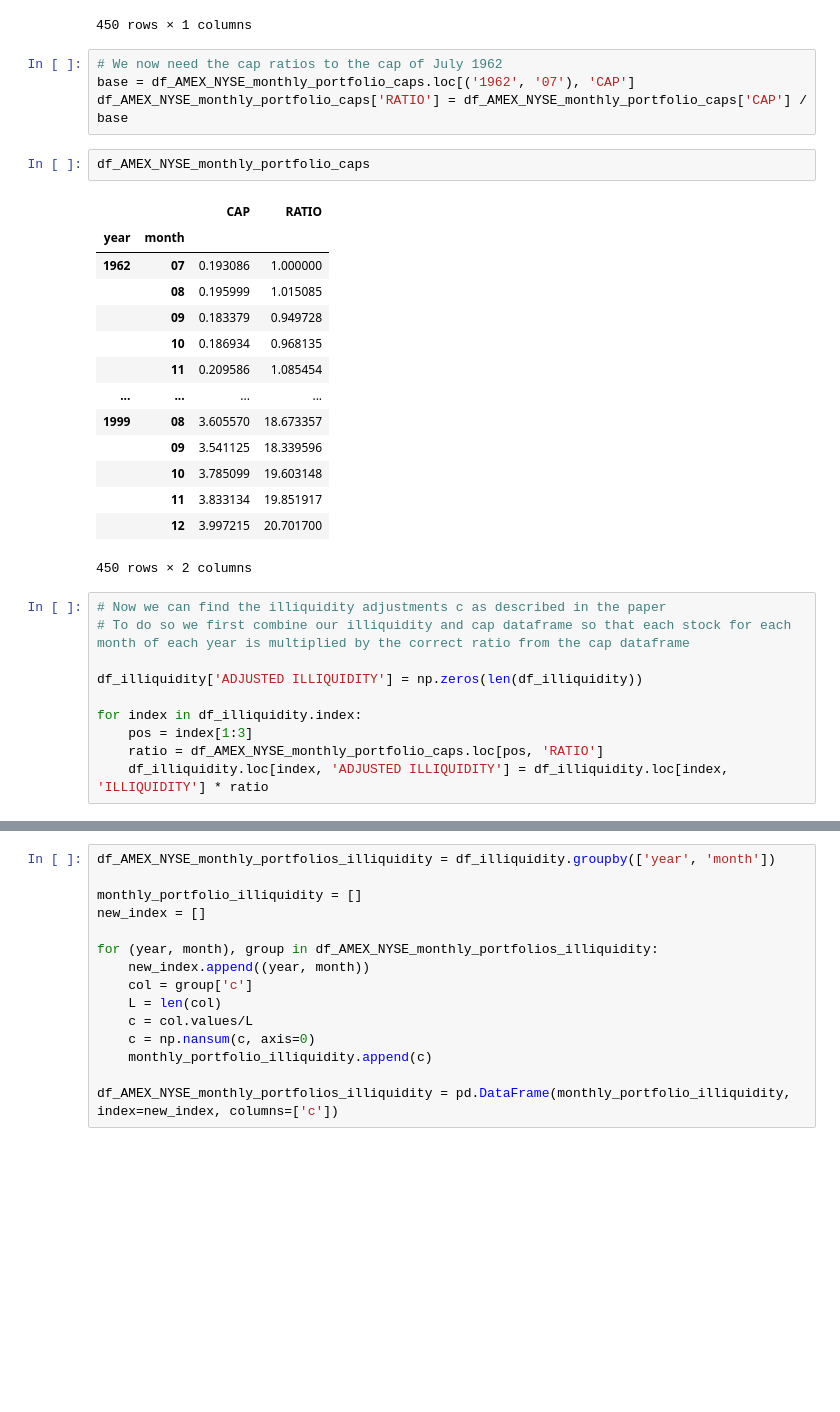
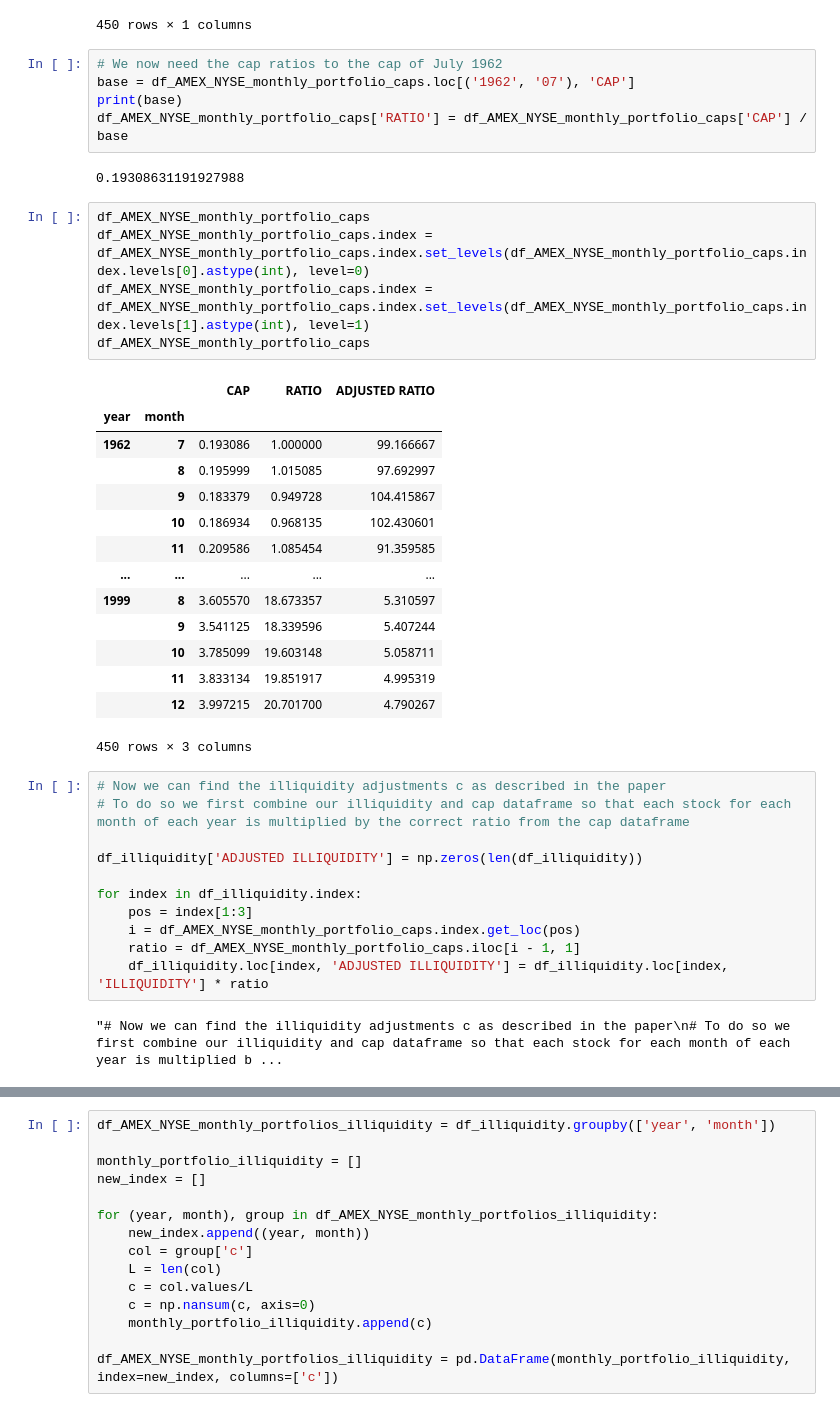
Before and after one commit to JMCG22/pm_cw, a Jupyter notebook: Data_preprocessing.ipynb, the cells around one changed output, grey strips where cells are left out. Saved outputs shown, nothing was run; the diff lists cells and outputs as text; blank space fills up the shorter version.

```diff
--- a/Data_preprocessing.ipynb
+++ b/Data_preprocessing.ipynb
@@ -443,24 +443,30 @@ df_AMEX_NYSE_monthly_portfolio_caps
 # %%
 # We now need the cap ratios to the cap of July 1962
 base = df_AMEX_NYSE_monthly_portfolio_caps.loc[('1962', '07'), 'CAP']
+print(base)
 df_AMEX_NYSE_monthly_portfolio_caps['RATIO'] = df_AMEX_NYSE_monthly_portfolio_caps['CAP'] / base
+# %% [output]
+0.19308631191927988
-# %%
-df_AMEX_NYSE_monthly_portfolio_caps
-# %% [output]
-|  |  | CAP | RATIO |
-| year | month |  |  |
-| 1962 | 07 | 0.193086 | 1.000000 |
-|  | 08 | 0.195999 | 1.015085 |
-|  | 09 | 0.183379 | 0.949728 |
-|  | 10 | 0.186934 | 0.968135 |
-|  | 11 | 0.209586 | 1.085454 |
-| ... | ... | ... | ... |
-| 1999 | 08 | 3.605570 | 18.673357 |
-|  | 09 | 3.541125 | 18.339596 |
-|  | 10 | 3.785099 | 19.603148 |
-|  | 11 | 3.833134 | 19.851917 |
-|  | 12 | 3.997215 | 20.701700 |
-450 rows × 2 columns
+# %%
+df_AMEX_NYSE_monthly_portfolio_caps
+df_AMEX_NYSE_monthly_portfolio_caps.index = df_AMEX_NYSE_monthly_portfolio_caps.index.set_levels(df_AMEX_NYSE_monthly_portfolio_caps.index.levels[0].astype(int), level=0)
+df_AMEX_NYSE_monthly_portfolio_caps.index = df_AMEX_NYSE_monthly_portfolio_caps.index.set_levels(df_AMEX_NYSE_monthly_portfolio_caps.index.levels[1].astype(int), level=1)
+df_AMEX_NYSE_monthly_portfolio_caps
+# %% [output]
+|  |  | CAP | RATIO | ADJUSTED RATIO |
+| year | month |  |  |  |
+| 1962 | 7 | 0.193086 | 1.000000 | 99.166667 |
+|  | 8 | 0.195999 | 1.015085 | 97.692997 |
+|  | 9 | 0.183379 | 0.949728 | 104.415867 |
+|  | 10 | 0.186934 | 0.968135 | 102.430601 |
+|  | 11 | 0.209586 | 1.085454 | 91.359585 |
+| ... | ... | ... | ... | ... |
+| 1999 | 8 | 3.605570 | 18.673357 | 5.310597 |
+|  | 9 | 3.541125 | 18.339596 | 5.407244 |
+|  | 10 | 3.785099 | 19.603148 | 5.058711 |
+|  | 11 | 3.833134 | 19.851917 | 4.995319 |
+|  | 12 | 3.997215 | 20.701700 | 4.790267 |
+450 rows × 3 columns
 # %%
 # Now we can find the illiquidity adjustments c as described in the paper
 # To do so we first combine our illiquidity and cap dataframe so that each stock for each month of each year is multiplied by the correct ratio from the cap dataframe
@@ -469,8 +475,11 @@ df_illiquidity['ADJUSTED ILLIQUIDITY'] = np.zeros(len(df_illiquidity))
 
 for index in df_illiquidity.index:
     pos = index[1:3]
-    ratio = df_AMEX_NYSE_monthly_portfolio_caps.loc[pos, 'RATIO']
+    i = df_AMEX_NYSE_monthly_portfolio_caps.index.get_loc(pos)
+    ratio = df_AMEX_NYSE_monthly_portfolio_caps.iloc[i - 1, 1]
     df_illiquidity.loc[index, 'ADJUSTED ILLIQUIDITY'] = df_illiquidity.loc[index, 'ILLIQUIDITY'] * ratio
+# %% [output]
+"# Now we can find the illiquidity adjustments c as described in the paper\n# To do so we first combine our illiquidity and cap dataframe so that each stock for each month of each year is multiplied b ...
 # %%
 df_illiquidity
 # %% [output]
```
Also changed, not shown: parts of 12 cells of this notebook, 1 other file.
